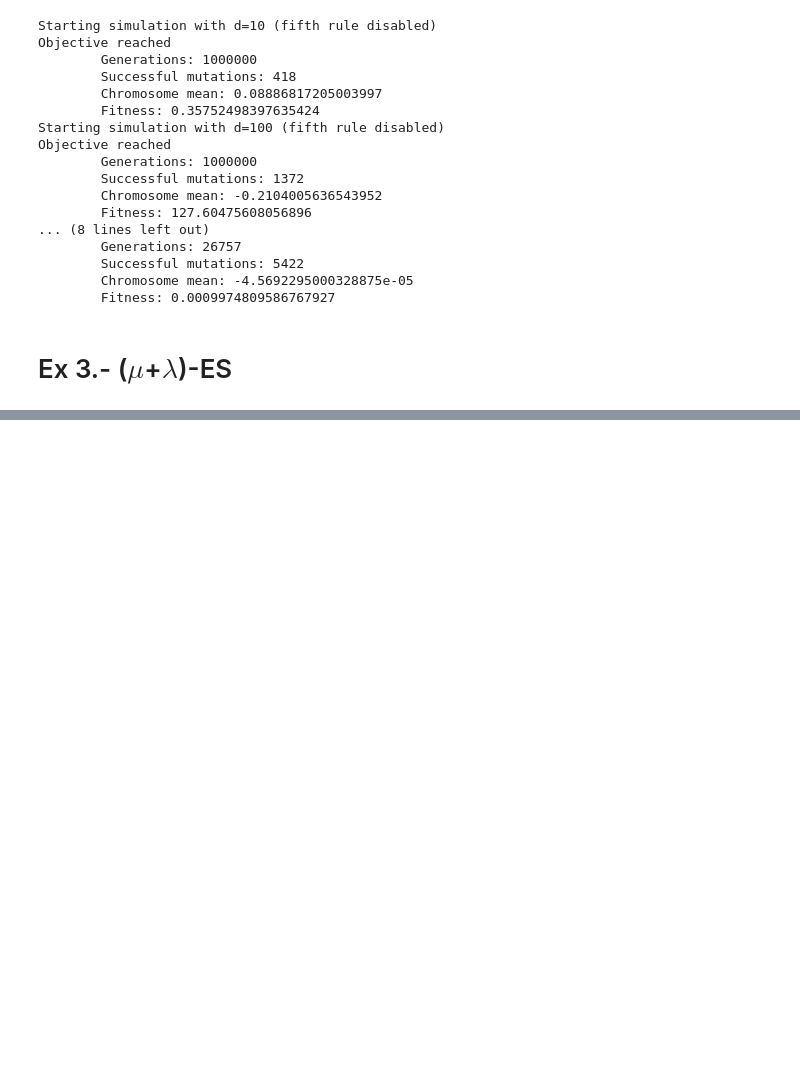
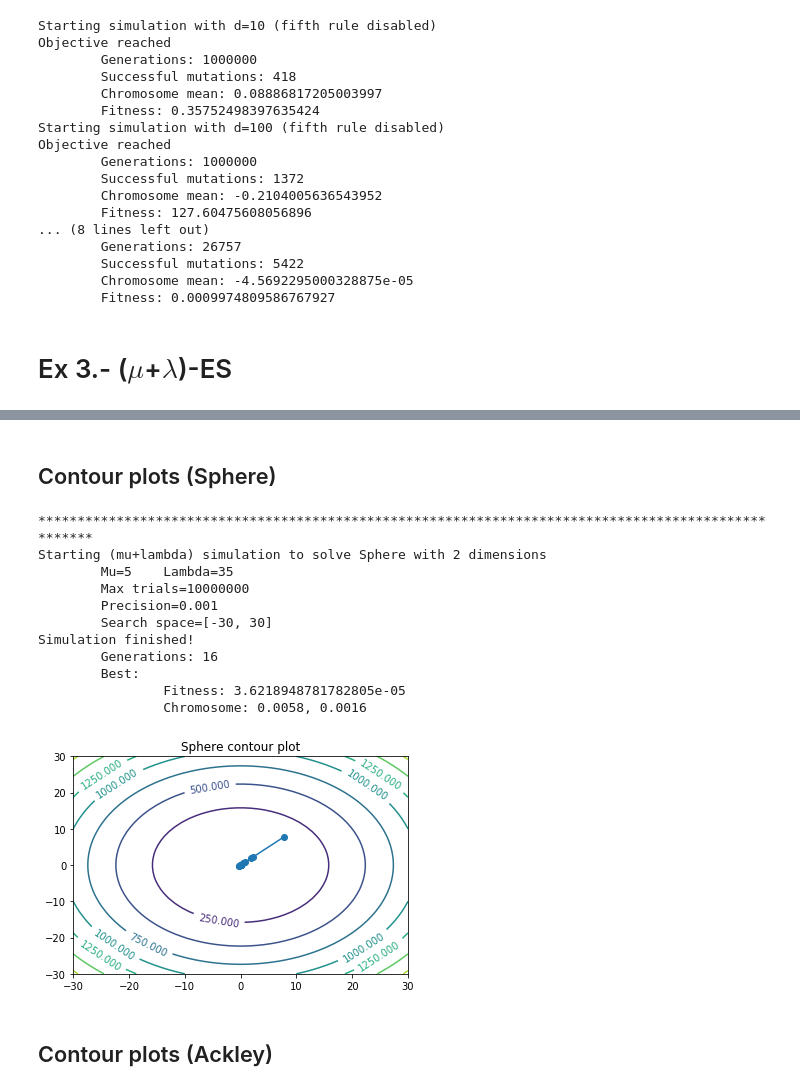
Before and after one commit to ceciliamm/evolutionary-computation, a Jupyter notebook: psets/06/PSet.ipynb, the cells around one changed output, grey strips where cells are left out. Saved outputs shown, nothing was run; the diff lists cells and outputs as text; code cells hidden in the pictures; blank space fills up the shorter version.

Commit message:
P06 | Ex.3 Sphere contour plot added

```diff
--- a/psets/06/PSet.ipynb
+++ b/psets/06/PSet.ipynb
@@ -135,0 +132,47 @@ Simulation finished!
+# %% [markdown]
+## Contour plots (Sphere)
+# %%
+%matplotlib inline
+import matplotlib.pyplot as plt
+import numpy as np
+
+from pset.individuals import Sphere
+
+
+def sphere(x, y):
+    return (x**2) + (y ** 2)
+
+RANGE = [-30, 30]
+
+X, Y = np.linspace(*RANGE), np.linspace(*RANGE)
+X, Y = np.meshgrid(X, Y)
+Z = sphere(X, Y)
+
+# Plot function
+fix, ax = plt.subplots()
+CS = ax.contour(X, Y, Z)
+ax.clabel(CS, inline=1, fontsize=10)
+ax.set_title('Sphere contour plot')
+
+# Solve for 2d
+sphere_simulation = run_es_mu_lambda(max_trials, precision, Sphere, 2, 5, 35, sp)
+X = [i.chromosome[0] for i in sphere_simulation.best_over_time]
+Y = [i.chromosome[0] for i in sphere_simulation.best_over_time]
+ax.plot(X, Y, marker='o')
+# plt.savefig('./assets/ex3-a-sphere.png', dpi=400)
+plt.show()
+# %% [output]
+****************************************************************************************************
+Starting (mu+lambda) simulation to solve Sphere with 2 dimensions
+        Mu=5    Lambda=35
+        Max trials=10000000
+        Precision=0.001
+        Search space=[-30, 30]
+Simulation finished!
+        Generations: 16
+        Best:
+                Fitness: 3.6218948781782805e-05
+                Chromosome: 0.0058, 0.0016
+[figure, added]
+# %% [markdown]
+## Contour plots (Ackley)
```
Also changed, not shown: parts of 2 cells of this notebook, 4 other files.
